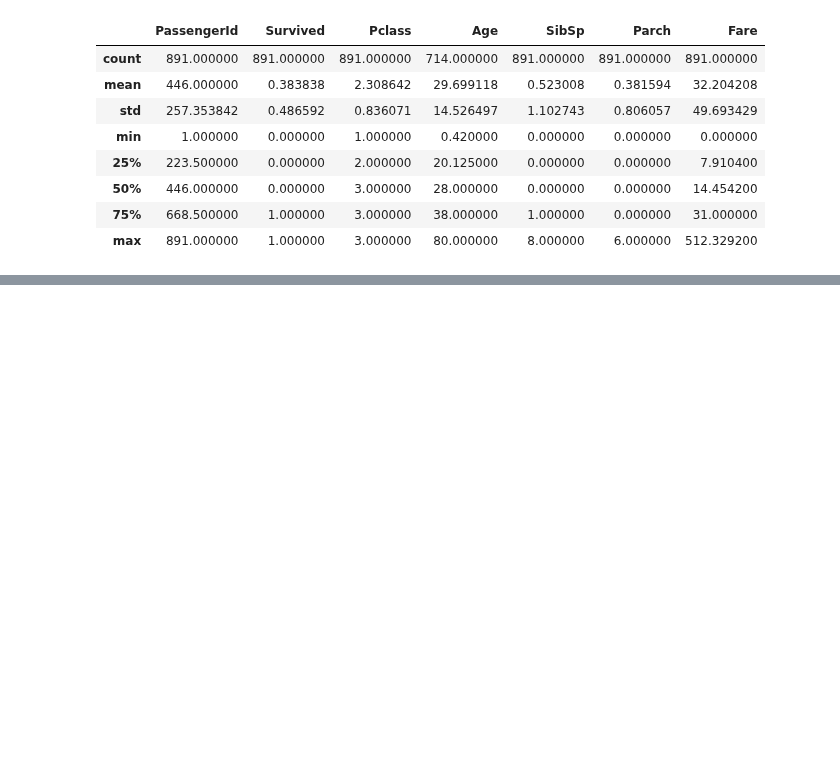
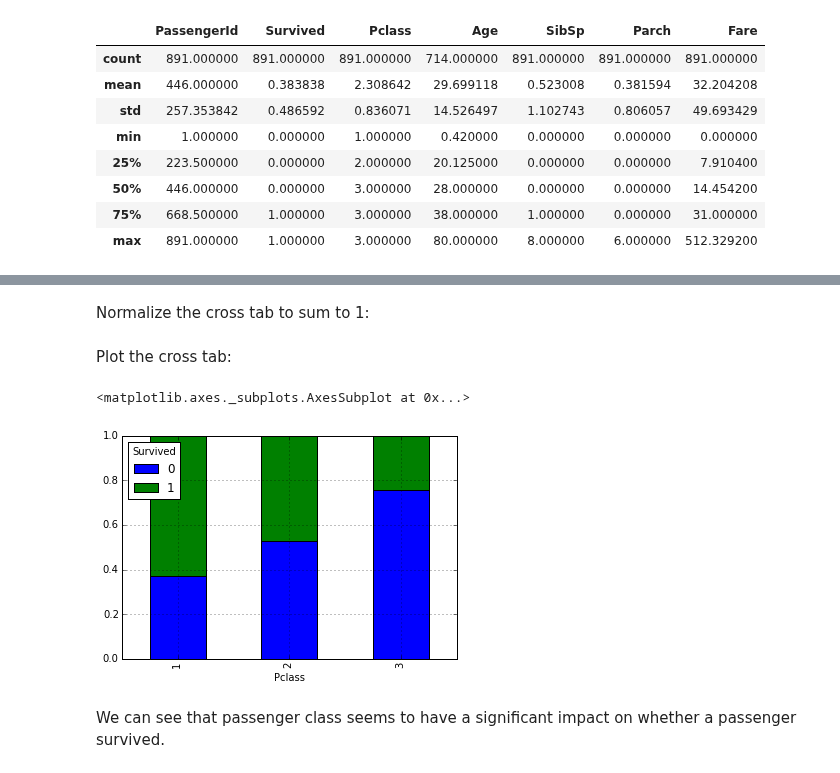
Before and after one commit to donnemartin/data-science-ipython-notebooks, a Jupyter notebook: kaggle/titanic.ipynb, the cells around one changed output, grey strips where cells are left out. Saved outputs shown, nothing was run; the diff lists cells and outputs as text; code cells hidden in the pictures; blank space fills up the shorter version.

```diff
--- a/kaggle/titanic.ipynb
+++ b/kaggle/titanic.ipynb
@@ -162,0 +181,3 @@ df.describe()
+# %%
+pclass_xt = pd.crosstab(df['Pclass'], df['Survived'])
+pclass_xt
@@ -162,0 +190,13 @@ df.describe()
+# %% [markdown]
+Normalize the cross tab to sum to 1:
+# %%
+pclass_xt_pct = pclass_xt.div(pclass_xt.sum(1).astype(float), axis=0)
+# %% [markdown]
+Plot the cross tab:
+# %%
+pclass_xt_pct.plot(kind='bar', stacked=True)
+# %% [output]
+<matplotlib.axes._subplots.AxesSubplot at 0x...>
+[figure, added]
+# %% [markdown]
+We can see that passenger class seems to have a significant impact on whether a passenger survived.
```
Also changed, not shown: parts of 7 cells of this notebook.
